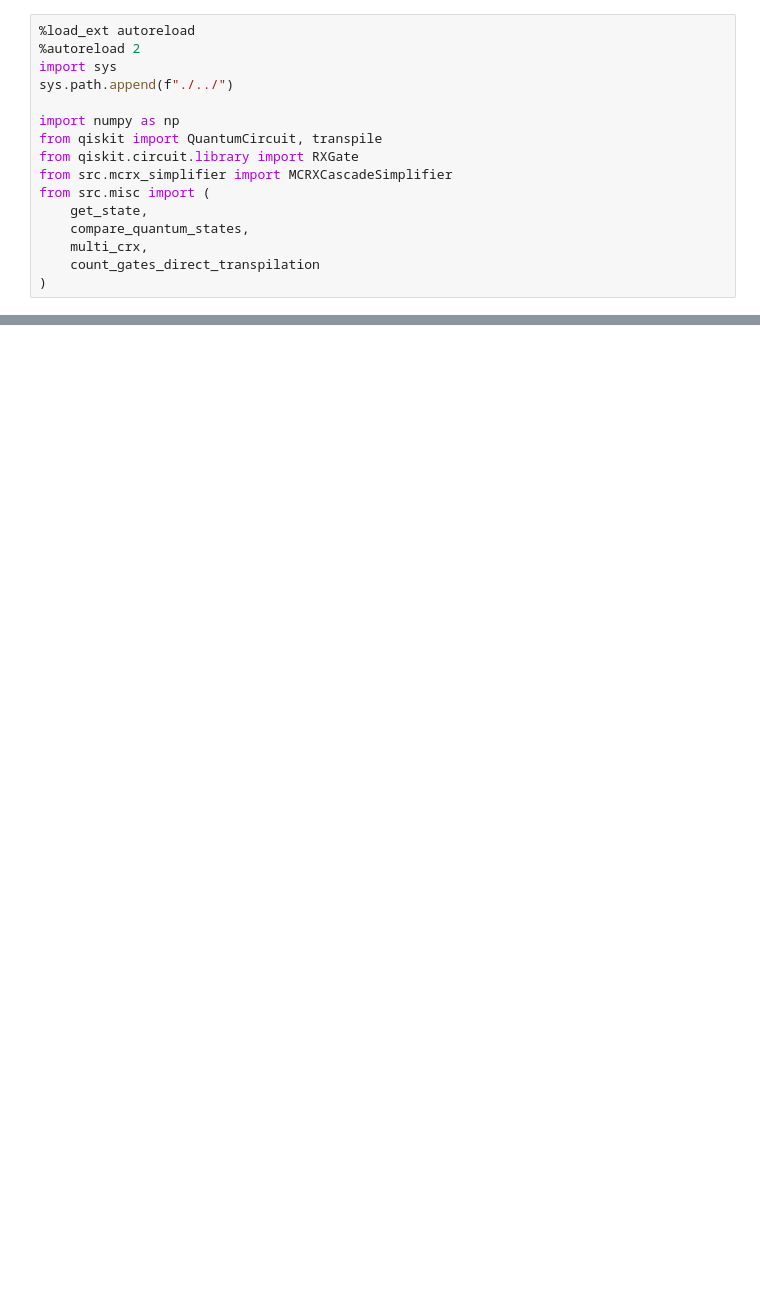
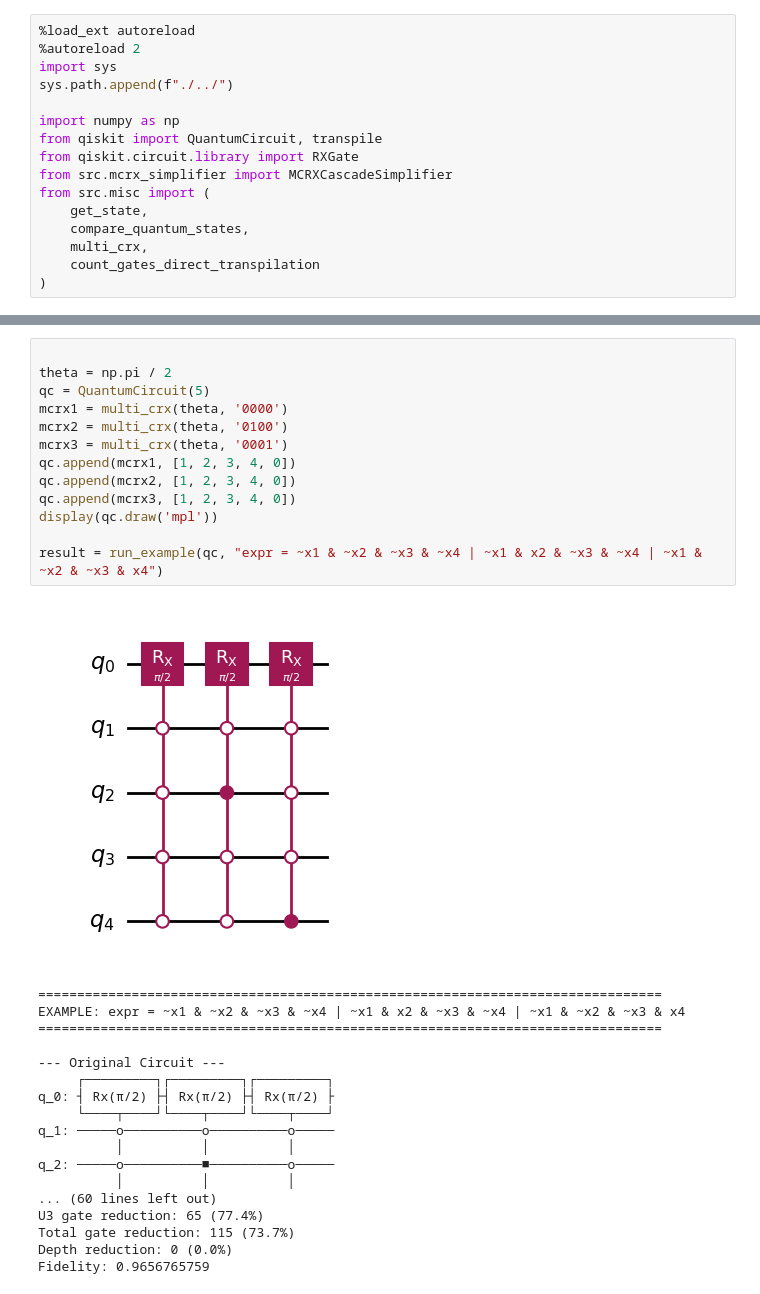
Before and after one commit to Mostafa-Atallah2020/ctqw-matching-decomp, a Jupyter notebook: examples/control reductions.ipynb, the cells around one changed output, grey strips where cells are left out. Drawn from its saved outputs; the diff is of its cells as text; blank space fills up the shorter version.

```diff
--- a/examples/control reductions.ipynb
+++ b/examples/control reductions.ipynb
@@ -292,0 +353,32 @@ Fidelity: 1.0000000000
+# %%
+
+theta = np.pi / 2
+qc = QuantumCircuit(5)
+mcrx1 = multi_crx(theta, '0000')
+mcrx2 = multi_crx(theta, '0100')
+mcrx3 = multi_crx(theta, '0001')
+qc.append(mcrx1, [1, 2, 3, 4, 0])
+qc.append(mcrx2, [1, 2, 3, 4, 0])
+qc.append(mcrx3, [1, 2, 3, 4, 0])
+display(qc.draw('mpl'))
+
+result = run_example(qc, "expr = ~x1 & ~x2 & ~x3 & ~x4 | ~x1 & x2 & ~x3 & ~x4 | ~x1 & ~x2 & ~x3 & x4")
+# %% [output]
+[figure, added]
+================================================================================
+EXAMPLE: expr = ~x1 & ~x2 & ~x3 & ~x4 | ~x1 & x2 & ~x3 & ~x4 | ~x1 & ~x2 & ~x3 & x4
+================================================================================
+
+--- Original Circuit ---
+     ┌─────────┐┌─────────┐┌─────────┐
+q_0: ┤ Rx(π/2) ├┤ Rx(π/2) ├┤ Rx(π/2) ├
+     └────┬────┘└────┬────┘└────┬────┘
+q_1: ─────o──────────o──────────o─────
+          │          │          │
+q_2: ─────o──────────■──────────o─────
+          │          │          │
+... (60 lines left out)
+U3 gate reduction: 65 (77.4%)
+Total gate reduction: 115 (73.7%)
+Depth reduction: 0 (0.0%)
+Fidelity: 0.9656765759
```
Also changed, not shown: parts of 11 cells of this notebook, 1 other file.
